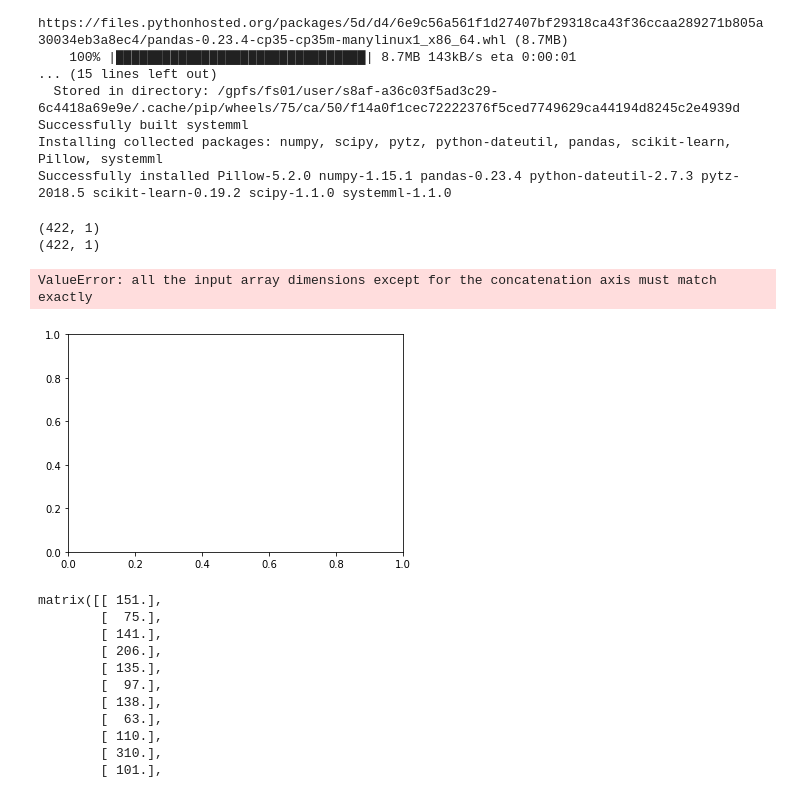
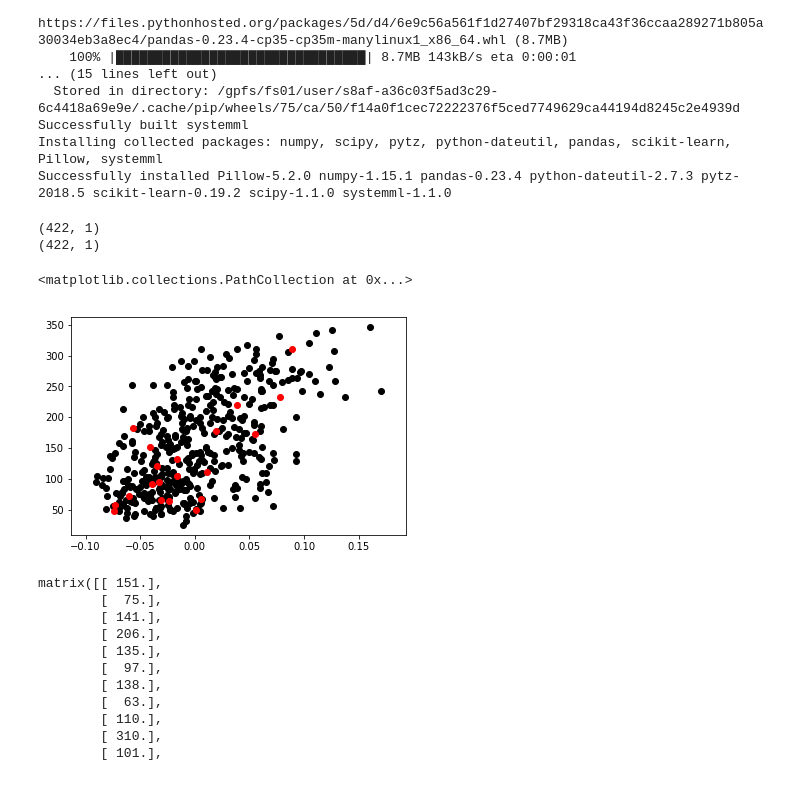
Before and after one commit to ArvindSai/Advanced-ML-and-Signal-Processing-Final, a Jupyter notebook: Linear Regression using System ML.ipynb, the cells around one changed output. Cells and saved outputs as stored; diff of their text form; code cells hidden in the pictures.

```diff
--- a/Linear Regression using System ML.ipynb
+++ b/Linear Regression using System ML.ipynb
@@ -28,20 +28,23 @@ import matplotlib.pyplot as plt
 # %%
 diabetes = datasets.load_diabetes()
 diabetes_X = diabetes.data[:,np.newaxis,2]
 diabetes_X_train = diabetes_X[:-20]
 diabetes_X_test = diabetes_X[-20:]
 diabetes_y_train = np.matrix(diabetes.target[:-20]).T
 diabetes_y_test = np.matrix(diabetes.target[-20:]).T
 
+diabetes_y_train_plot = diabetes.target[:-20]
+diabetes_y_test_plot = diabetes.target[-20:]
+
 print(diabetes_X_train.shape)
 print(diabetes_y_train.shape)
-plt.scatter(diabetes_X_train,diabetes_y_train,color='black')
-#plt.scatter(diabetes_X_test,diabetes_y_test,color='red')
+plt.scatter(diabetes_X_train,diabetes_y_train_plot,color='black')
+plt.scatter(diabetes_X_test,diabetes_y_test_plot,color='red')
 # %% [output]
 (422, 1)
 (422, 1)
-ValueError: all the input array dimensions except for the concatenation axis must match exactly
+<matplotlib.collections.PathCollection at 0x...>
-[figure, old version]
+[figure, new version]
 # %%
 diabetes_y_train
 # %% [output]
```
Also changed, not shown: parts of 3 cells of this notebook.
